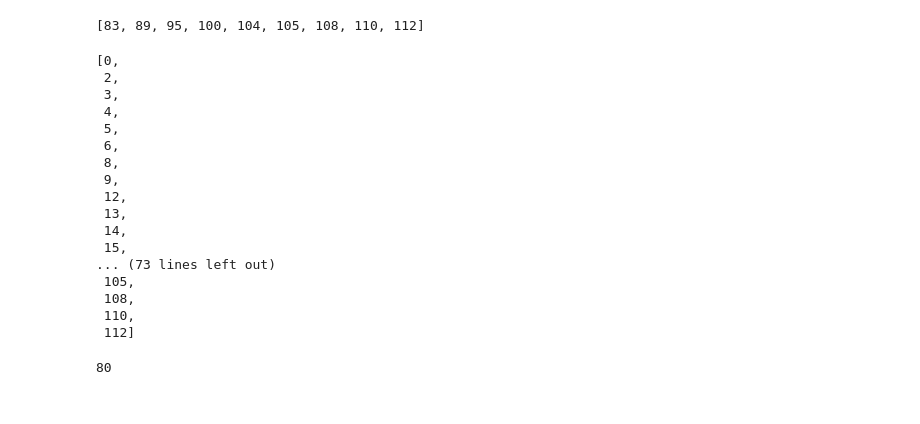
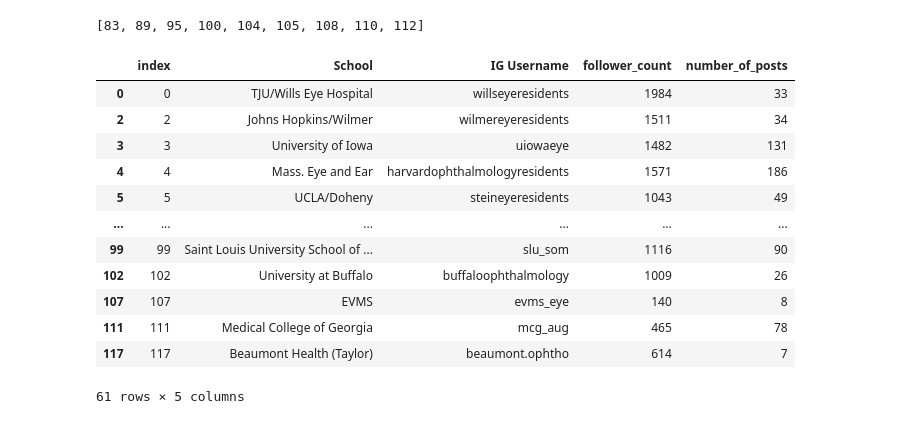
Before and after one commit to albert239825/InstagramScraper, a Jupyter notebook: InstagramScraperTest.ipynb, the cells around one changed output. Cells and saved outputs as stored; diff of their text form; code cells hidden in the pictures.

```diff
--- a/InstagramScraperTest.ipynb
+++ b/InstagramScraperTest.ipynb
@@ -94,11 +94,11 @@ for i in tqdm(range(0, len(users))):
 
                 #account has less than 200 posts
                 if (len(posts) <= 200):
-                    index_200_or_less.append(i)
-                    scraped_posts, unscraped = scrape_posts(posts, webdriver=driver, silent=False, headers=headers, pause=7)
+                    scraped_posts, unscraped = scrape_posts(posts, webdriver=driver, silent=False, headers=headers, pause=10)
 
                     #Appending dataframe from account to each
                     users_df.append(create_post_df(scraped_posts))
+                    index_200_or_less.append(i)
 
                 else:
                     print("{} with username {} has {} posts, more than 200".format(users.iloc[i]['School'], users.iloc[i]['IG Username'], len(posts)))
@@ -375,30 +331,21 @@ index_200_or_less.copy()
 users.loc[pd.isna(users["IG Username"])].index.tolist()
 # %% [output]
 [83, 89, 95, 100, 104, 105, 108, 110, 112]
-# %%
-test_list.extend(users.loc[pd.isna(users["IG Username"])].index.tolist())
-test_list
-# %% [output]
-[0,
- 2,
- 3,
- 4,
- 5,
- 6,
- 8,
- 9,
- 12,
- 13,
- 14,
- 15,
-... (73 lines left out)
- 105,
- 108,
- 110,
- 112]
 # %%
 test_list = index_200_or_less
-# %%
-len(test_list)
-# %% [output]
-80
+# %%
+users.iloc[index_200_or_less]
+# %% [output]
+|  | index | School | IG Username | follower_count | number_of_posts |
+| 0 | 0 | TJU/Wills Eye Hospital | willseyeresidents | 1984 | 33 |
+| 2 | 2 | Johns Hopkins/Wilmer | wilmereyeresidents | 1511 | 34 |
+| 3 | 3 | University of Iowa | uiowaeye | 1482 | 131 |
+| 4 | 4 | Mass. Eye and Ear | harvardophthalmologyresidents | 1571 | 186 |
+| 5 | 5 | UCLA/Doheny | steineyeresidents | 1043 | 49 |
+| ... | ... | ... | ... | ... | ... |
+| 99 | 99 | Saint Louis University School of ... | slu_som | 1116 | 90 |
+| 102 | 102 | University at Buffalo | buffaloophthalmology | 1009 | 26 |
+| 107 | 107 | EVMS | evms_eye | 140 | 8 |
+| 111 | 111 | Medical College of Georgia | mcg_aug | 465 | 78 |
+| 117 | 117 | Beaumont Health (Taylor) | beaumont.ophtho | 614 | 7 |
+61 rows × 5 columns
```
Also changed, not shown: parts of 16 cells of this notebook, 13 other files.
